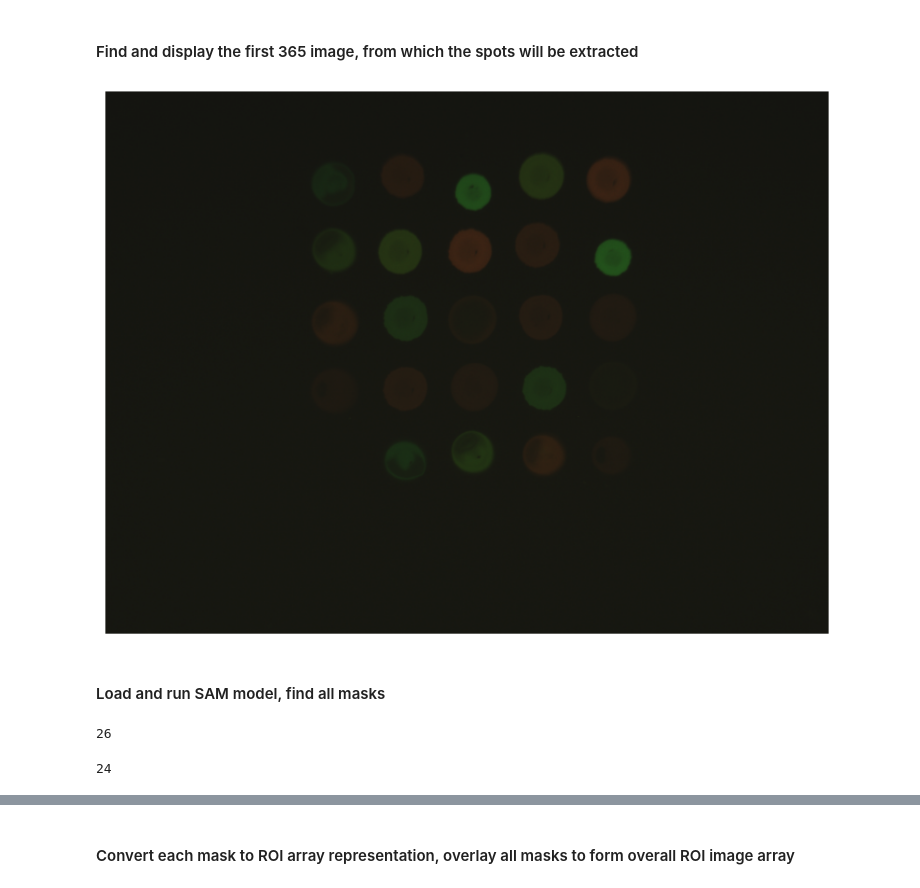
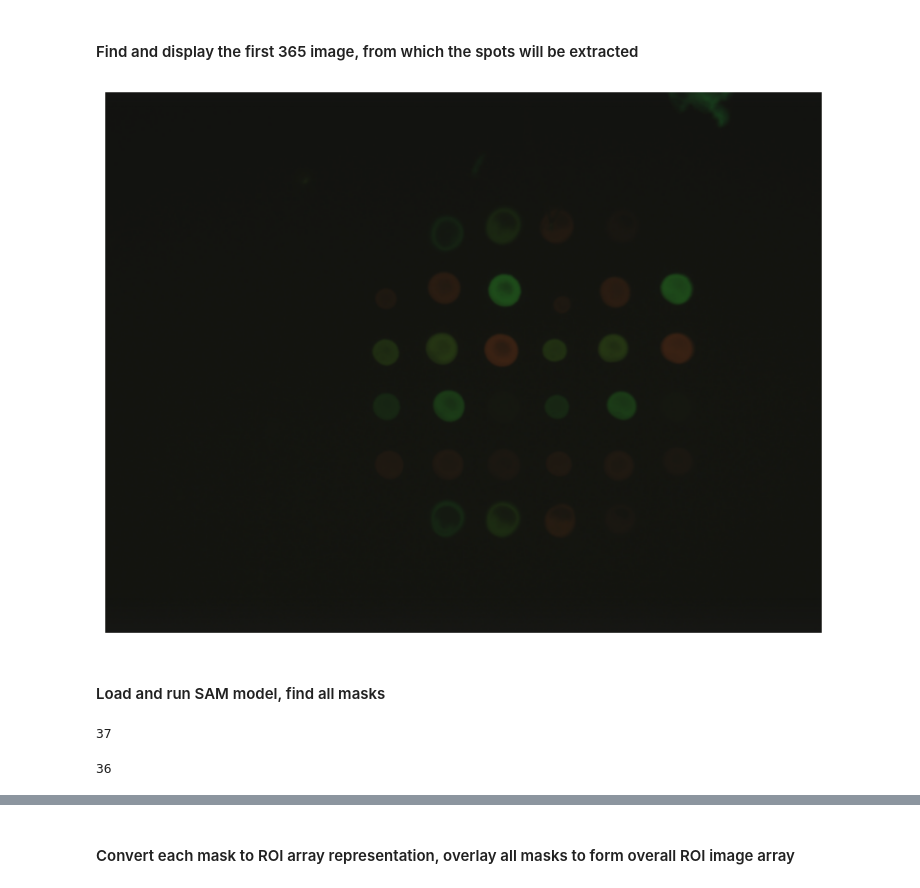
Before and after one commit to 454bio/tools_playground, a Jupyter notebook: extract_and_name_rois/extract_and_name_rois.ipynb, the cells around one changed output, grey strips where cells are left out. Cells and saved outputs as stored; diff of their text form; code cells hidden in the pictures.

```diff
--- a/extract_and_name_rois/extract_and_name_rois.ipynb
+++ b/extract_and_name_rois/extract_and_name_rois.ipynb
@@ -37,15 +37,17 @@ for i in range(num):
 
 num_spots = 0
 spot_image = cv2.imread(filenames[spot_file])
+# %%
+test_image = 'spots.png'
 # %%
-image = cv2.imread(filenames[spot_file])
+image = cv2.imread(test_image)
 image = cv2.cvtColor(image, cv2.COLOR_BGR2RGB)
 plt.figure(figsize=(10,10))
 plt.imshow(image)
 plt.axis('off')
 plt.show()
 # %% [output]
-[figure, old version]
+[figure, new version]
 # %% [markdown]
 #### Load and run SAM model, find all masks
 # %%
@@ -116,13 +118,13 @@ masks2 = mask_generator_2.generate(image)
 # %%
 len(masks2)
 # %% [output]
-26
+37
 # %%
 new_masks = process_masks(masks2)
 # %%
 len(new_masks)
 # %% [output]
-24
+36
 # %%
 plt.figure(figsize=(10,10))
 plt.imshow(image)
```
Also changed, not shown: parts of 25 cells of this notebook.
